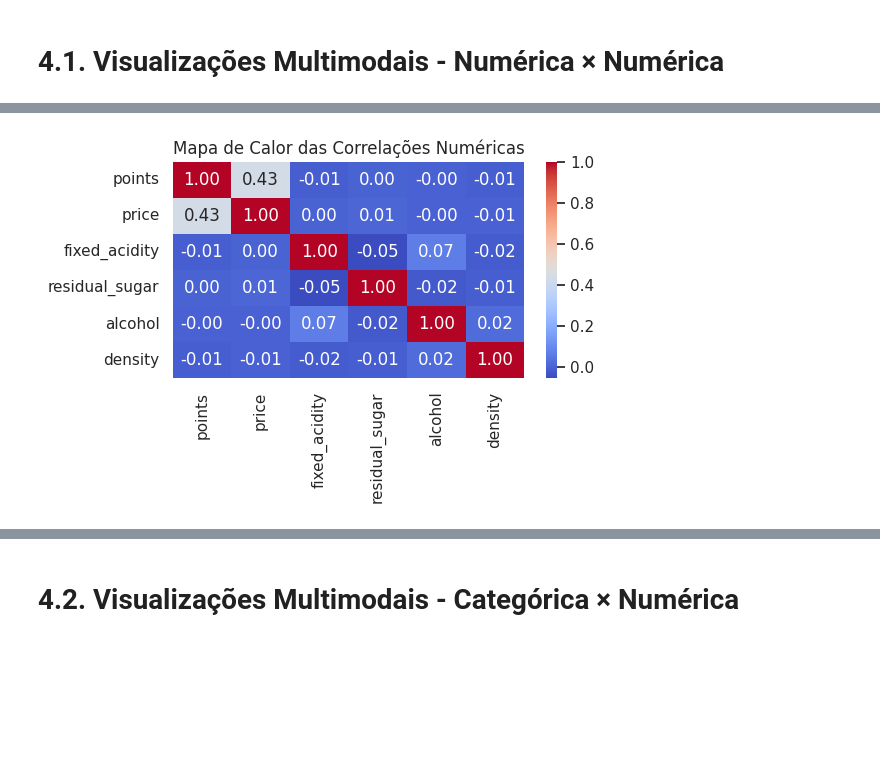
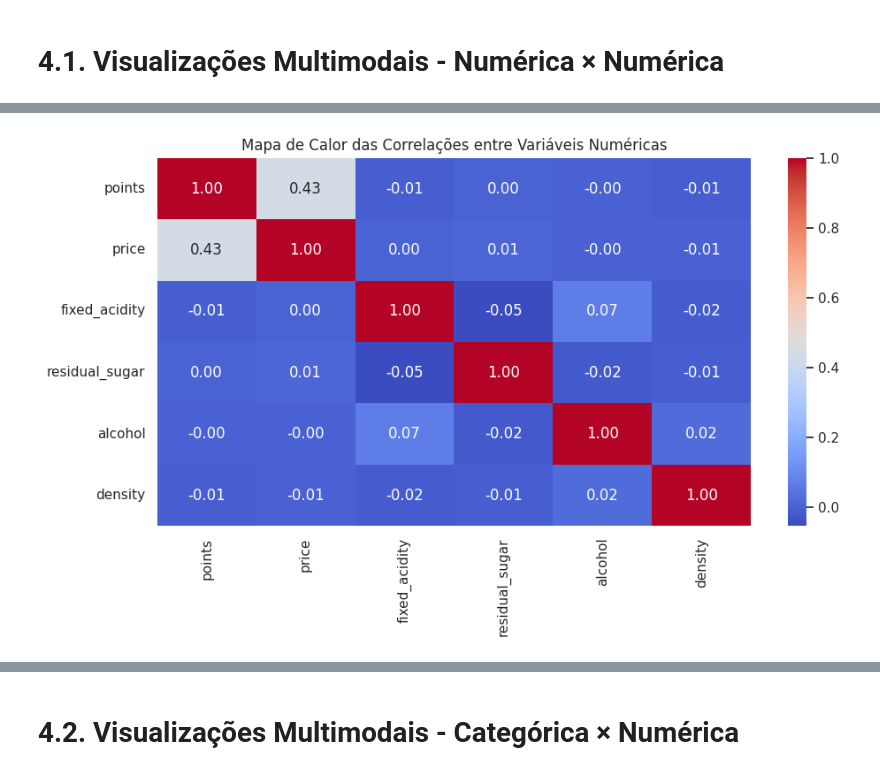
Before and after one commit to RodrigoMarenda/Analise_de_Dados, a Jupyter notebook: Wine_Quality.ipynb, the cells around one changed output, grey strips where cells are left out. Cells and saved outputs as stored; diff of their text form; code cells hidden in the pictures; blank space fills up the shorter version.

```diff
--- a/Wine_Quality.ipynb
+++ b/Wine_Quality.ipynb
@@ -529,8 +474,8 @@ O dataset Iris possui 150 instâncias (observações), com 50 instâncias para c
 # %%
-plt.figure(figsize=(6, 4))
+plt.figure(figsize=(10, 6))
 sns.heatmap(df.corr(numeric_only=True), annot=True, cmap='coolwarm', fmt=".2f")
-plt.title('Mapa de Calor das Correlações Numéricas')
+plt.title('Mapa de Calor das Correlações entre Variáveis Numéricas')
 plt.tight_layout()
 plt.show()
 # %% [output]
-[figure, old version]
+[figure, new version]
```
Also changed, not shown: parts of 64 cells of this notebook.
